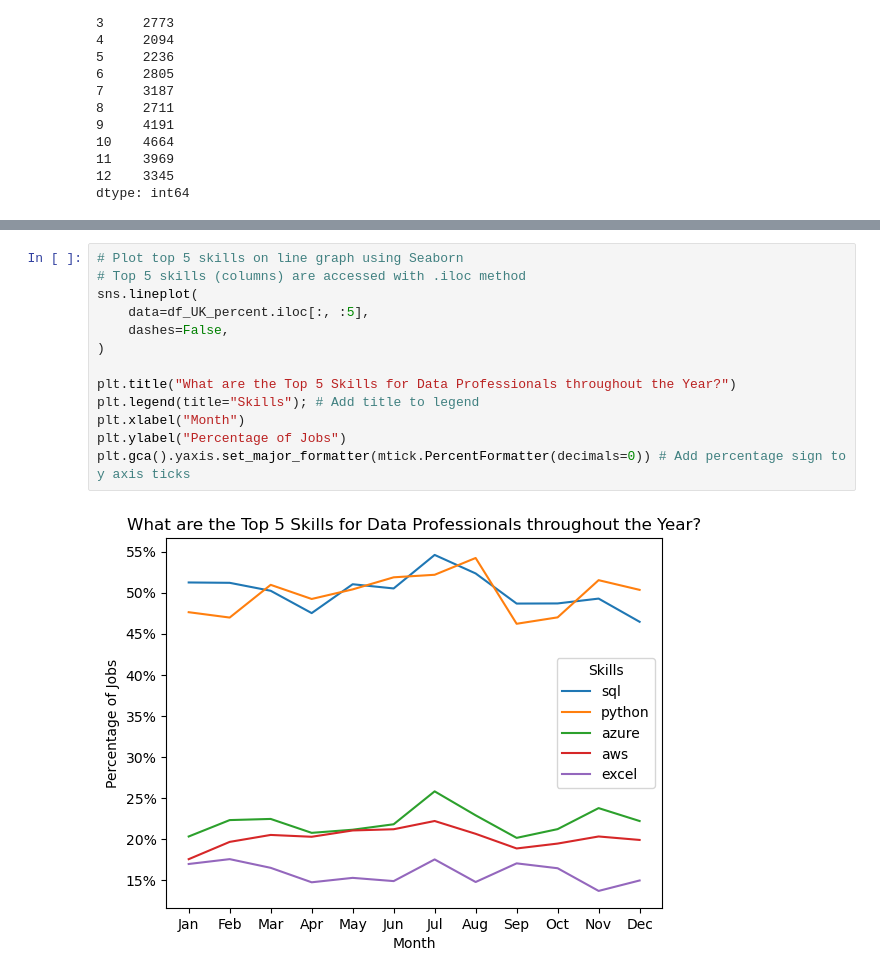
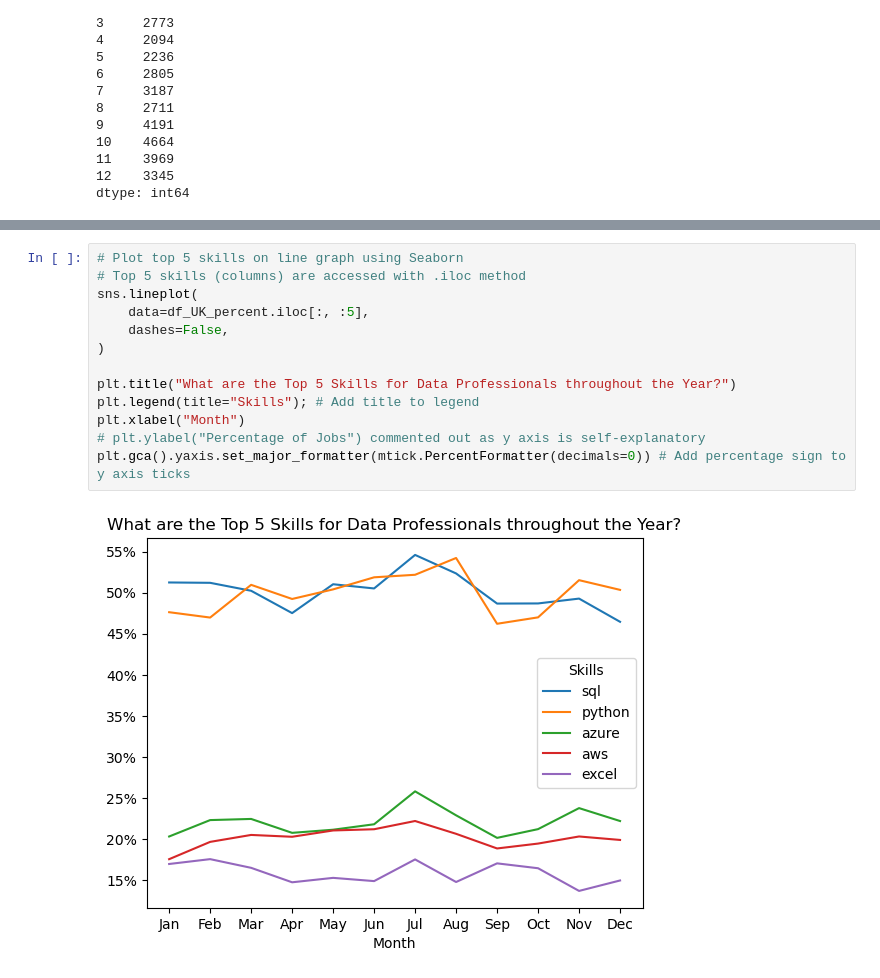
Before and after one commit to Mizan95/Project_Data_Analysis, a Jupyter notebook: 3_Trend_Skills_through_Year.ipynb, the cells around one changed output, grey strips where cells are left out. Drawn from its saved outputs; the diff is of its cells as text.

```diff
--- a/3_Trend_Skills_through_Year.ipynb
+++ b/3_Trend_Skills_through_Year.ipynb
@@ -173,15 +187,15 @@ plt.gca().yaxis.set_major_formatter(mtick.PercentFormatter(decimals=0)) # Add pe
 # %%
 # Plot top 5 skills on line graph using Seaborn
 # Top 5 skills (columns) are accessed with .iloc method
 sns.lineplot(
     data=df_UK_percent.iloc[:, :5],
     dashes=False,
 )
 
 plt.title("What are the Top 5 Skills for Data Professionals throughout the Year?")
 plt.legend(title="Skills"); # Add title to legend
 plt.xlabel("Month")
-plt.ylabel("Percentage of Jobs")
+# plt.ylabel("Percentage of Jobs") commented out as y axis is self-explanatory
 plt.gca().yaxis.set_major_formatter(mtick.PercentFormatter(decimals=0)) # Add percentage sign to y axis ticks
 # %% [output]
-[figure, old version]
+[figure, new version]
```
Also changed, not shown: parts of 5 cells of this notebook, 3 other files.
